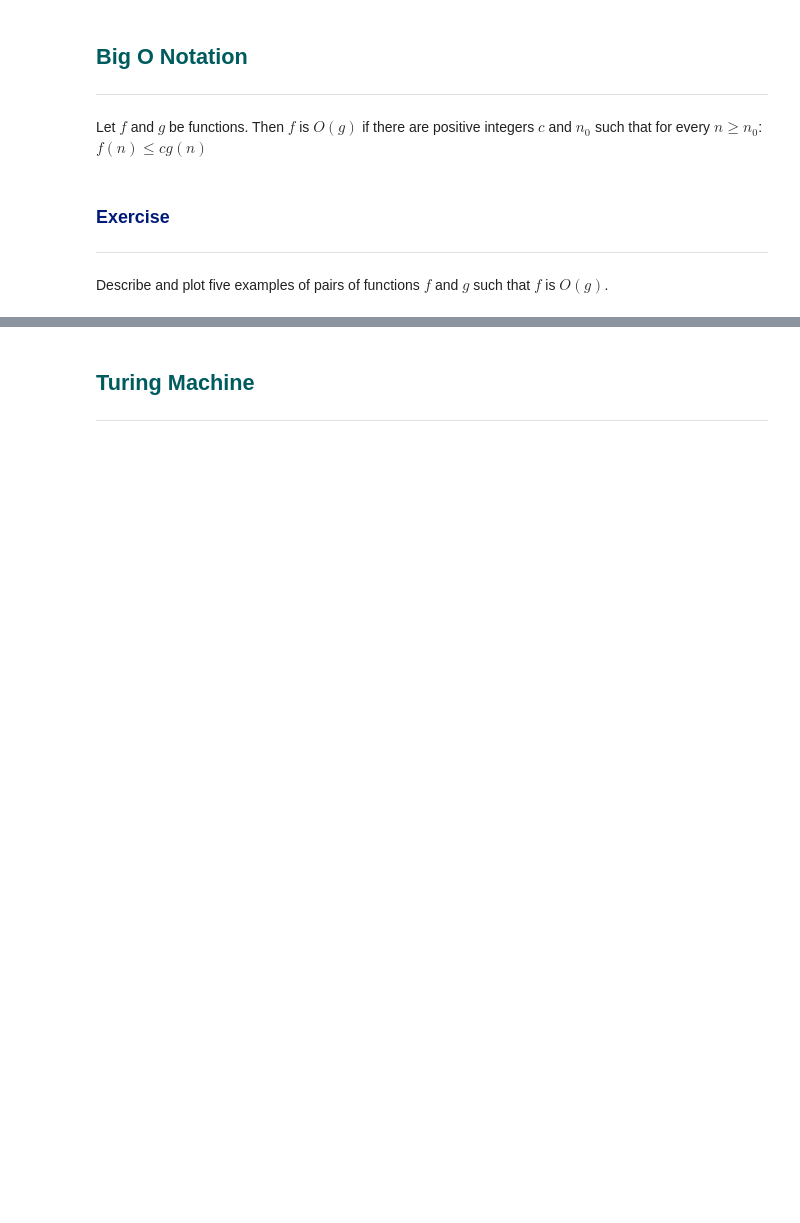
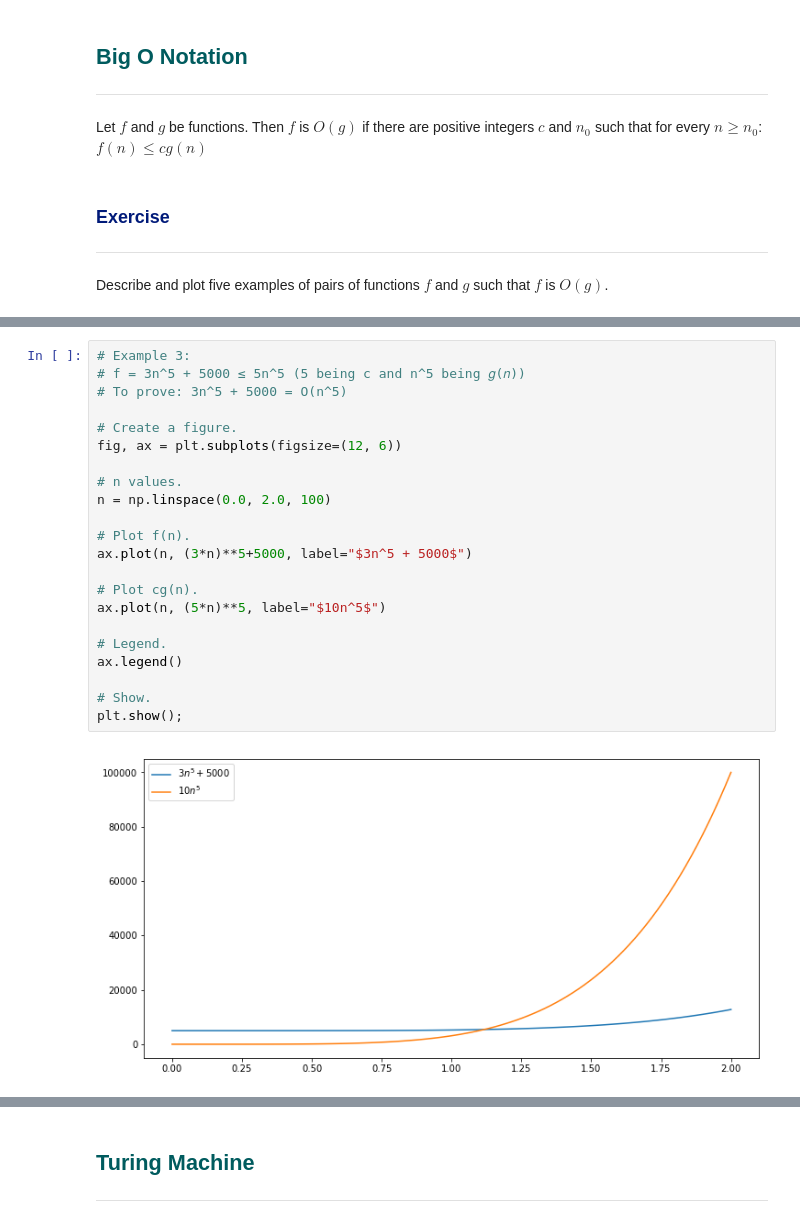
Before and after one commit to shanemcdonagh/emergingtechnologies, a Jupyter notebook: content/computation.ipynb, the cells around one changed output, grey strips where cells are left out. Drawn from its saved outputs; the diff is of its cells as text; blank space fills up the shorter version.

Commit message:
Plotted rest of the examples to prove f is O(g)

```diff
--- a/content/computation.ipynb
+++ b/content/computation.ipynb
@@ -140,0 +144,24 @@ plt.show();
+# %%
+# Example 3:
+# f = 3n^5 + 5000 ≤ 5n^5 (5 being c and n^5 being 𝑔(𝑛))
+# To prove: 3n^5 + 5000 = O(n^5)
+
+# Create a figure.
+fig, ax = plt.subplots(figsize=(12, 6))
+
+# n values.
+n = np.linspace(0.0, 2.0, 100)
+
+# Plot f(n).
+ax.plot(n, (3*n)**5+5000, label="$3n^5 + 5000$")
+
+# Plot cg(n).
+ax.plot(n, (5*n)**5, label="$10n^5$")
+
+# Legend.
+ax.legend()
+
+# Show.
+plt.show();
+# %% [output]
+[figure, added]
```
Also changed, not shown: parts of 6 cells of this notebook.
